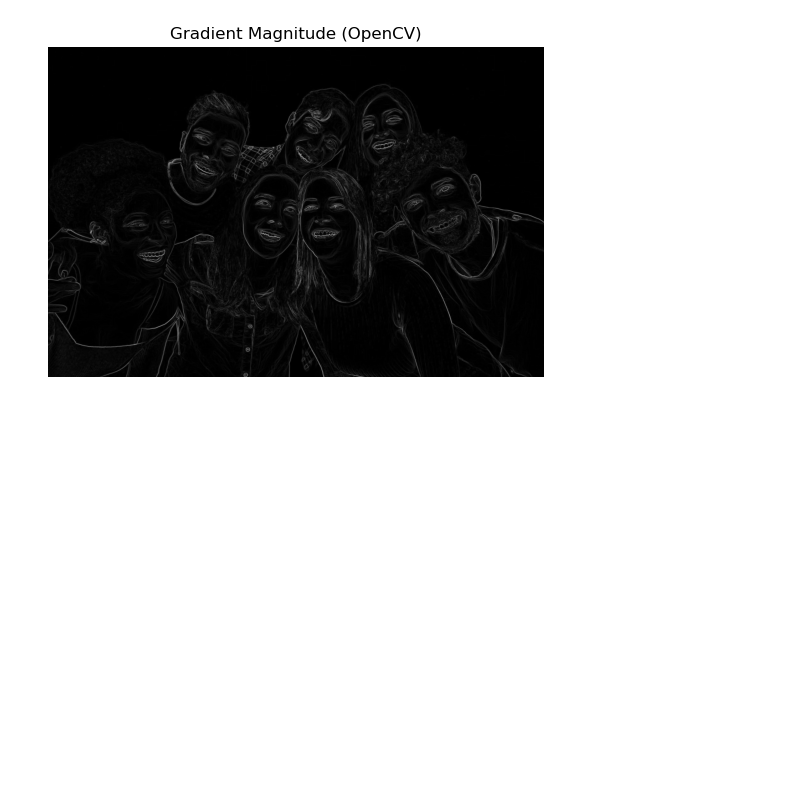
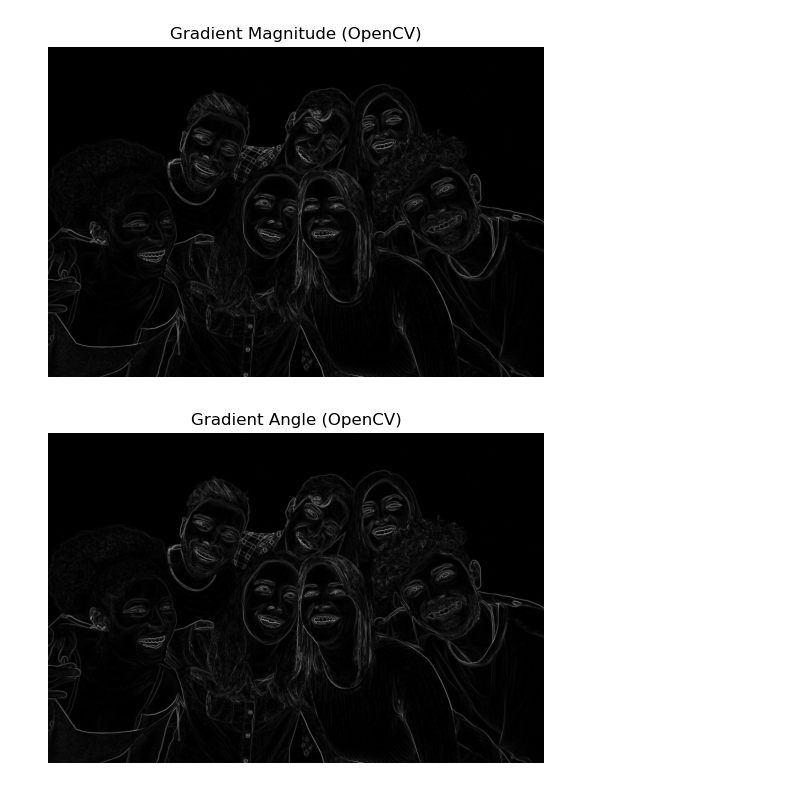
Before and after one commit to TAM360/computer-vision, a Jupyter notebook: assignment-1/canny-edge-detection.ipynb, the cells around one changed output. Saved outputs shown, nothing was run; the diff lists cells and outputs as text; code cells hidden in the pictures; blank space fills up the shorter version.

Commit message:
feat: Add function to compute gradient angle.

```diff
--- a/assignment-1/canny-edge-detection.ipynb
+++ b/assignment-1/canny-edge-detection.ipynb
@@ -164,3 +172,13 @@ plt.axis('off')
 plt.show()
 # %% [output]
 [figure]
+# %%
+# step 4: compute gradient angle
+
+gradient_angle = get_grad_mag(gradient_x, gradient_y)
+plt.imshow(gradient_angle, cmap='gray')
+plt.title('Gradient Angle (OpenCV)')
+plt.axis('off')
+plt.show()
+# %% [output]
+[figure, added]
```
Also changed, not shown: parts of 3 cells of this notebook.
